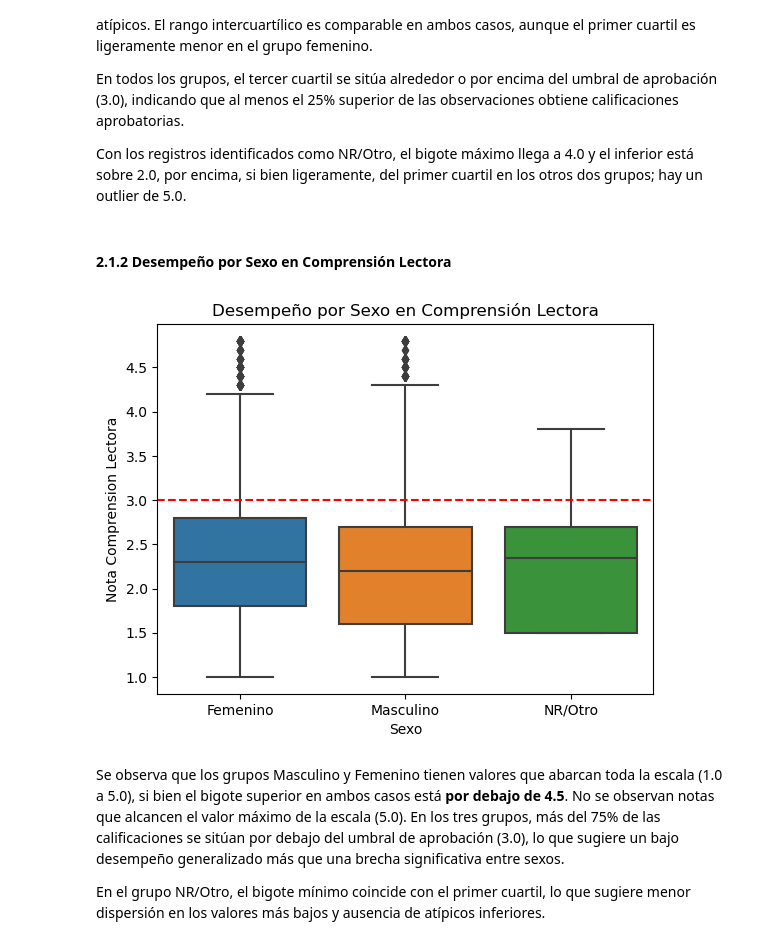
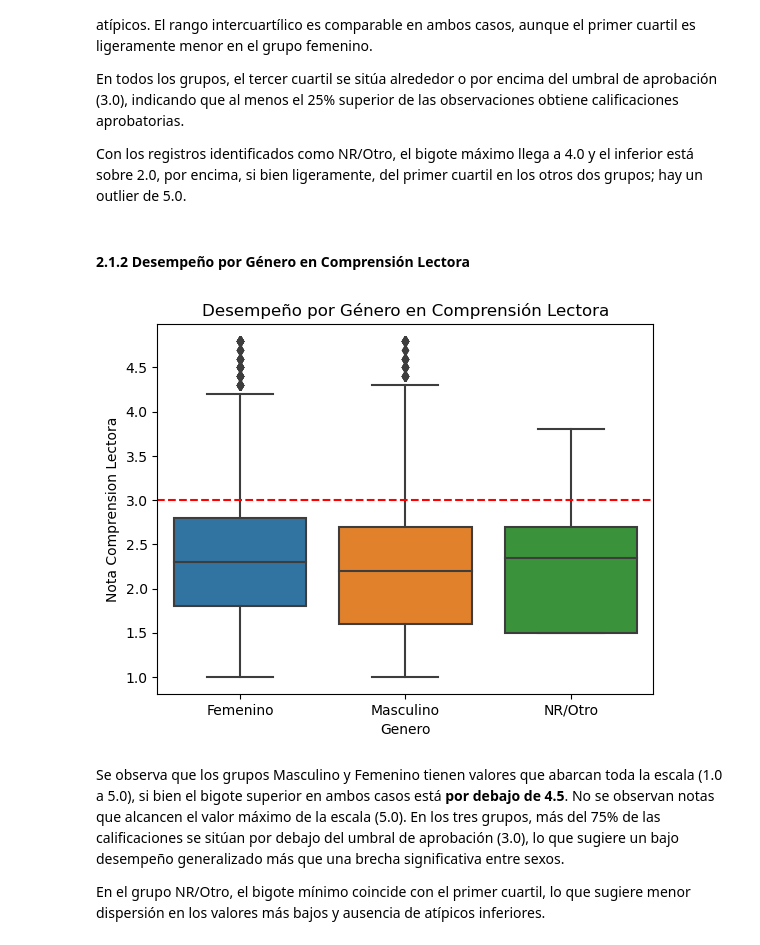
Before and after one commit to andres-ecb/pruebas-aspirantes, a Jupyter notebook: notebooks/02_analisis_exploratorio.ipynb, the cells around one changed output. Saved outputs shown, nothing was run; the diff lists cells and outputs as text; code cells hidden in the pictures.

```diff
--- a/notebooks/02_analisis_exploratorio.ipynb
+++ b/notebooks/02_analisis_exploratorio.ipynb
@@ -157,16 +157,16 @@ En todos los grupos, el tercer cuartil se sitúa alrededor o por encima del umbr
 
 Con los registros identificados como NR/Otro, el bigote máximo llega a 4.0 y el inferior está sobre 2.0, por encima, si bien ligeramente, del primer cuartil en los otros dos grupos; hay un outlier de 5.0.
 # %% [markdown]
-#### 2.1.2 Desempeño por Sexo en Comprensión Lectora
+#### 2.1.2 Desempeño por Género en Comprensión Lectora
 # %%
 sns.boxplot(data=pruebas_aspirantes,
-            x='Sexo',
+            x='Genero',
             y='Nota Comprension Lectora')
-plt.title('Desempeño por Sexo en Comprensión Lectora')
+plt.title('Desempeño por Género en Comprensión Lectora')
 plt.axhline(3.0, color='red', linestyle='--')
 plt.show()
 # %% [output]
-[figure, old version]
+[figure, new version]
 # %% [markdown]
 Se observa que los grupos Masculino y Femenino tienen valores que abarcan toda la escala (1.0 a 5.0), si bien el bigote superior en ambos casos está **por debajo de 4.5**. No se observan notas que alcancen el valor máximo de la escala (5.0). En los tres grupos, más del 75% de las calificaciones se sitúan por debajo del umbral de aprobación (3.0), lo que sugiere un bajo desempeño generalizado más que una brecha significativa entre sexos.
 
```
Also changed, not shown: parts of 13 cells of this notebook, 3 other files.
